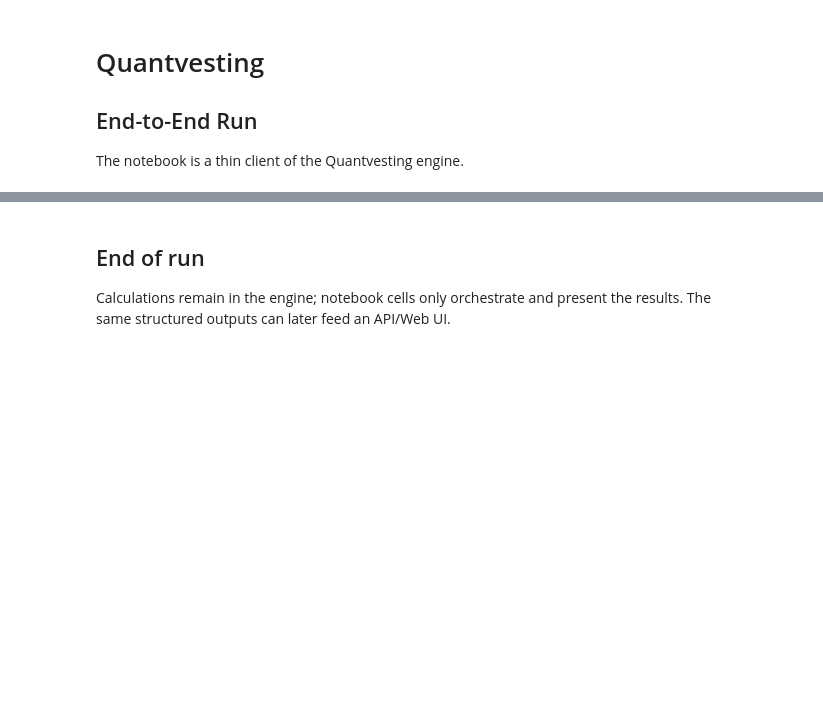
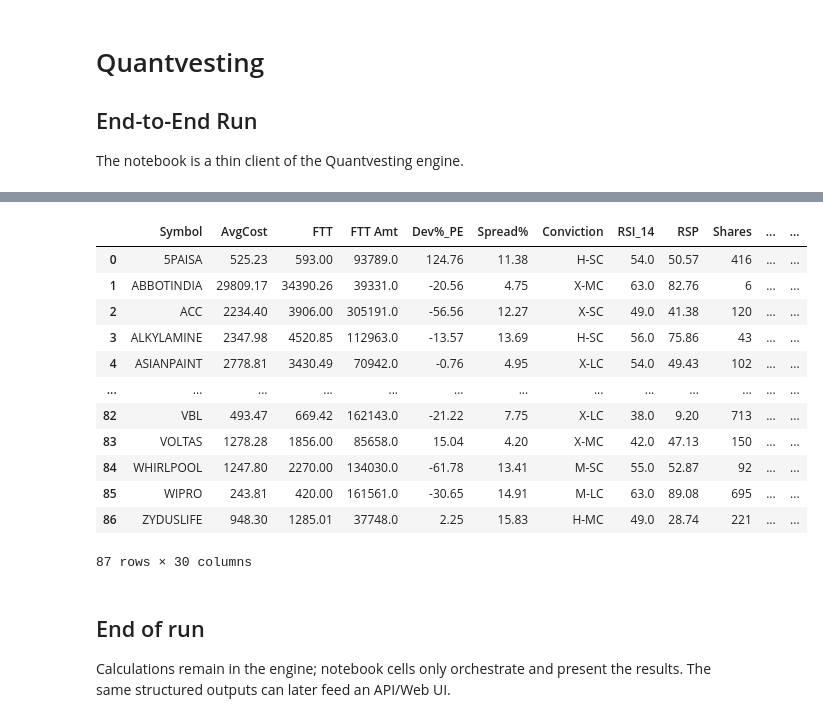
Before and after one commit to ankit-rathi/Quantvesting_v3, a Jupyter notebook: 03_quantvesting_run.ipynb, the cells around one changed output, grey strips where cells are left out. Drawn from its saved outputs; the diff is of its cells as text; code cells hidden in the pictures; blank space fills up the shorter version.

```diff
--- a/03_quantvesting_run.ipynb
+++ b/03_quantvesting_run.ipynb
@@ -113,3 +218,19 @@ df_portfolio_actions = qv.portfolio_actions(
+# %%
+df_portfolio_actions
+# %% [output]
+|  | Symbol | AvgCost | FTT | FTT Amt | Dev%_PE | Spread% | Conviction | RSI_14 | RSP | Shares | ... | ... |
+| 0 | 5PAISA | 525.23 | 593.00 | 93789.0 | 124.76 | 11.38 | H-SC | 54.0 | 50.57 | 416 | ... | ... |
+| 1 | ABBOTINDIA | 29809.17 | 34390.26 | 39331.0 | -20.56 | 4.75 | X-MC | 63.0 | 82.76 | 6 | ... | ... |
+| 2 | ACC | 2234.40 | 3906.00 | 305191.0 | -56.56 | 12.27 | X-SC | 49.0 | 41.38 | 120 | ... | ... |
+| 3 | ALKYLAMINE | 2347.98 | 4520.85 | 112963.0 | -13.57 | 13.69 | H-SC | 56.0 | 75.86 | 43 | ... | ... |
+| 4 | ASIANPAINT | 2778.81 | 3430.49 | 70942.0 | -0.76 | 4.95 | X-LC | 54.0 | 49.43 | 102 | ... | ... |
+| ... | ... | ... | ... | ... | ... | ... | ... | ... | ... | ... | ... | ... |
+| 82 | VBL | 493.47 | 669.42 | 162143.0 | -21.22 | 7.75 | X-LC | 38.0 | 9.20 | 713 | ... | ... |
+| 83 | VOLTAS | 1278.28 | 1856.00 | 85658.0 | 15.04 | 4.20 | X-MC | 42.0 | 47.13 | 150 | ... | ... |
+| 84 | WHIRLPOOL | 1247.80 | 2270.00 | 134030.0 | -61.78 | 13.41 | M-SC | 55.0 | 52.87 | 92 | ... | ... |
+| 85 | WIPRO | 243.81 | 420.00 | 161561.0 | -30.65 | 14.91 | M-LC | 63.0 | 89.08 | 695 | ... | ... |
+| 86 | ZYDUSLIFE | 948.30 | 1285.01 | 37748.0 | 2.25 | 15.83 | H-MC | 49.0 | 28.74 | 221 | ... | ... |
+87 rows × 30 columns
 # %% [markdown]
 ## End of run
 
```
Also changed, not shown: parts of 7 cells of this notebook.
